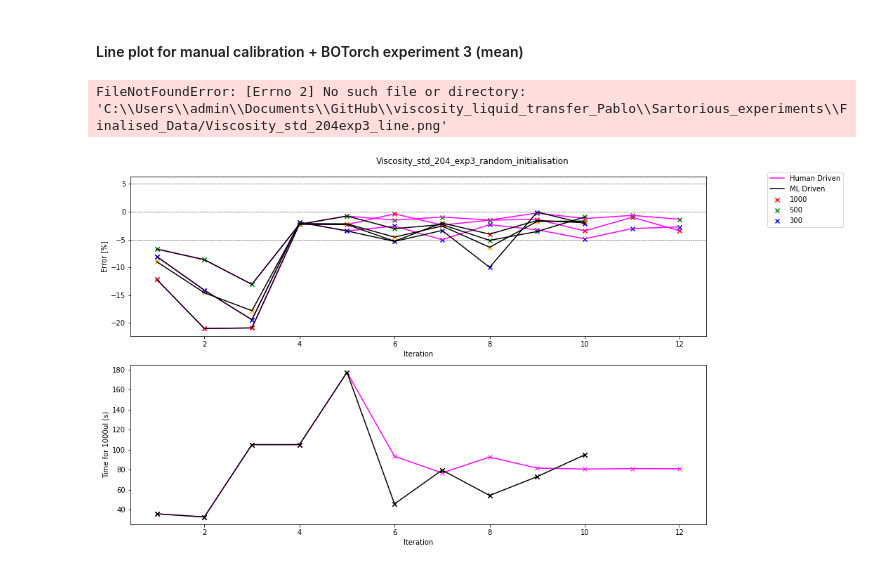
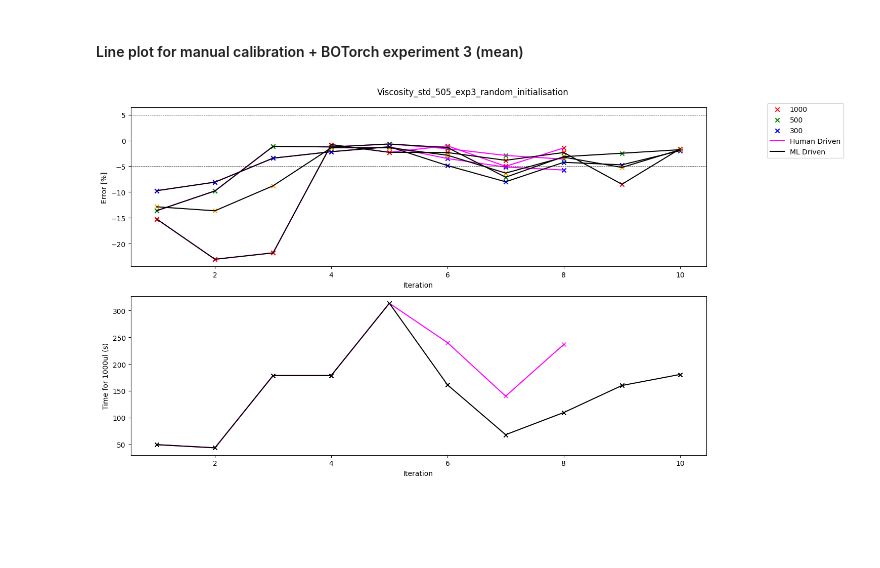
Before and after one commit to Quijanove/viscosity_liquid_transfer_Pablo, a Jupyter notebook: Sartorious_experiments/Code/Data_plotting_general.ipynb, the cells around one changed output. Saved outputs shown, nothing was run; the diff lists cells and outputs as text; code cells hidden in the pictures; blank space fills up the shorter version.

```diff
--- a/Sartorious_experiments/Code/Data_plotting_general.ipynb
+++ b/Sartorious_experiments/Code/Data_plotting_general.ipynb
@@ -11,7 +11,7 @@ import os
 REPO = 'viscosity_liquid_transfer_Pablo'
 folder = os.getcwd().split(REPO)[0]+REPO+r'\Sartorious_experiments'
 
-std = '204'
+std = '505'
 
 df_man = pd.read_csv(folder+r'\Cleaned_Data\Viscosity_std_'+std+'_modified.csv')
 
@@ -289,34 +287,34 @@ if len(df_exp3_100) != 0:
 if len(df_exp3_mean) != 0:
     axs[0].plot(df_exp3_mean['iteration'],df_exp3_mean['%error'], c = 'black')
 
 # Reference lines
 axs[0].axhline(y=0, ls = '--', color = 'black', linewidth=0.5)
 axs[0].axhline(y=5, ls = '--', color = 'black', linewidth=0.5)
 axs[0].axhline(y=-5, ls = '--', color = 'black', linewidth=0.5)
 
 # Figure 1 labels
 axs[0].set_xlabel('Iteration')
 axs[0].set_ylabel('Error [%]')
 
 # 2nd figure line graph for manual calibration
 axs[1].plot(df_man_1000['iteration'],df_man_1000['time_for_1000'], marker= 'x', label = 'Human Driven ', c = 'magenta')
 
 # 2nd figure line graph for experiment 2
 axs[1].plot(df_exp3['iteration'],df_exp3['time_asp_1000'], marker= 'x', label = 'ML Driven ', c = 'black')
 
 # Figure 1 labels
 axs[1].set_xlabel('Iteration')
 axs[1].set_ylabel('Time for 1000ul (s)')
 
 #Figure formatting
 fig.set_size_inches(15, 8)
 fig.suptitle('Viscosity_std_'+std+'_exp3_random_initialisation')
 axs[0].legend(bbox_to_anchor=(1.1, 1.05))
 fig.tight_layout()
 
 # Saving the graphs
-# folder = folder = (r"C:\Users\admin\Documents\GitHub\viscosity_liquid_transfer_Pablo\Sartorious_experiments\Finalised_Data")
-# fig.savefig(folder+r'/'+'Viscosity_std_'+std+'exp3_line.png')
+REPO = 'viscosity_liquid_transfer_Pablo'
+folder = os.getcwd().split(REPO)[0]+REPO+r'\Sartorious_experiments\Finalised_Data'
+fig.savefig(folder+r'/'+'Viscosity_std_'+std+'exp3_line.png')
 # %% [output]
-FileNotFoundError: [Errno 2] No such file or directory: 'C:\\Users\\admin\\Documents\\GitHub\\viscosity_liquid_transfer_Pablo\\Sartorious_experiments\\Finalised_Data/Viscosity_std_204exp3_line.png'
-[figure, old version]
+[figure, new version]
```
Also changed, not shown: parts of 4 cells of this notebook, 2 other files.
